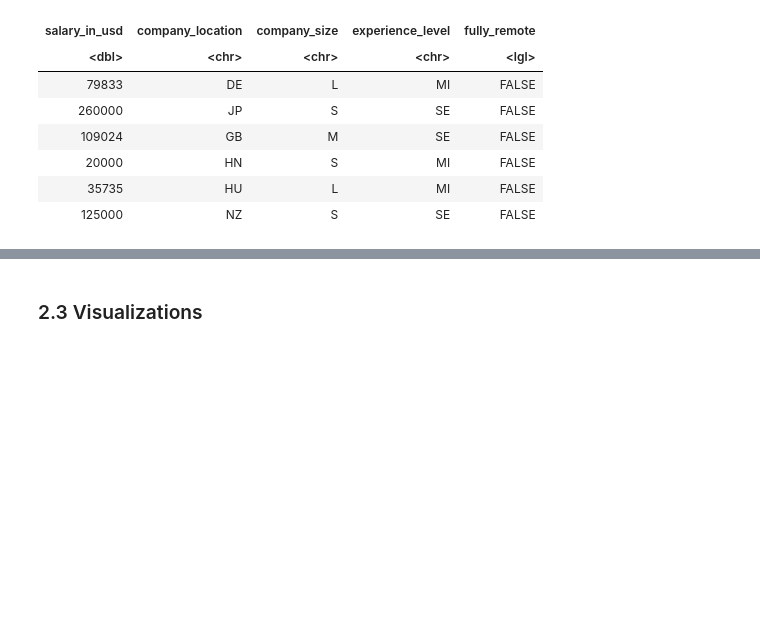
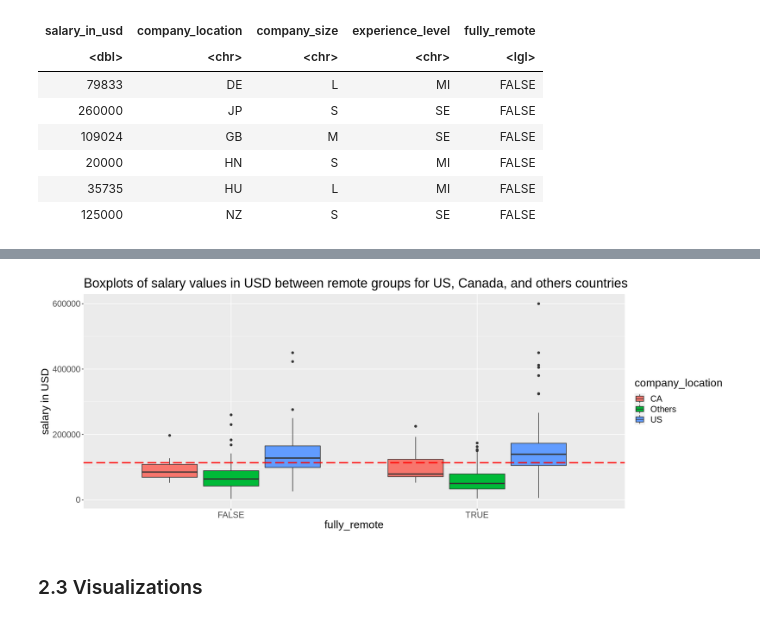
Before and after one commit to ludioludius/STAT201-Project, a Jupyter notebook: Final_Report_Draft.ipynb, the cells around one changed output, grey strips where cells are left out. Cells and saved outputs as stored; diff of their text form; code cells hidden in the pictures; blank space fills up the shorter version.

```diff
--- a/Final_Report_Draft.ipynb
+++ b/Final_Report_Draft.ipynb
@@ -561,0 +587,35 @@ boxplots_Others
+# %%
+# remote_binary_region_groups <- remote_binary["company_location"][remote_binary[] != ...] %>%
+#     mutate(region = )
+
+# remote_binary_region_groups <- remote_binary["company_location"][remote_binary["company_location"] != c("US","CA") ] <- "Others"
+# head(remote_binary_region_groups)
+
+tally_remote_binary <- remote_binary %>%
+    group_by(company_location) %>%
+    summarise(total = length(company_location))
+tally_remote_binary
+
+
+# Duplicate original cleaned dataframe to re-assigned region groups
+remote_binary_region_groups <- remote_binary
+
+# Re-categorize countries into US, Canada, and Others
+# remote_binary_region_groups["company_location"][remote_binary["company_location"] != c("US", "CA") ] <- "Others"
+remote_binary_region_groups["company_location"][remote_binary_region_groups["company_location"] != "US" & remote_binary_region_groups["company_location"] != "CA"] <- "Others"
+# glimpse(remote_binary_region_groups)
+# head(remote_binary_region_groups)
+# remote_binary_region_groups
+
+tally_remote_binary_region_groups <- remote_binary_region_groups %>%
+    group_by(company_location) %>%
+    summarise(total = length(company_location))
+tally_remote_binary_region_groups
+
+# remote_binary_region_groups %>%
+#     filter(company_location != "US") %>%
+#     filter(company_location != "Others")
+# remote_binary_region_groups
+
+
+# df["group_b"][df["group_b"] == 11] <- 77
@@ -562,3 +648,15 @@ boxplots_Others
+# %%
+boxplots_regions <- remote_binary_region_groups %>%
+    ggplot(aes(x = fully_remote, y = salary_in_usd, fill = company_location)) +
+    geom_boxplot() +
+    ylab("salary in USD") +
+    ggtitle("Boxplots of salary values in USD between remote groups for US, Canada, and others countries") +
+    theme(text = element_text(size=18)) +
+    # geom_hline(yintercept = median_overall, color="red", size = 1, linetype = "longdash")
+    geom_hline(yintercept = mean_overall, color="red", size = 1, linetype = "longdash")
+boxplots_regions
+# %% [output]
+[figure, added]
 # %%
 # ## change mean to median
 
```
Also changed, not shown: parts of 8 cells of this notebook.
